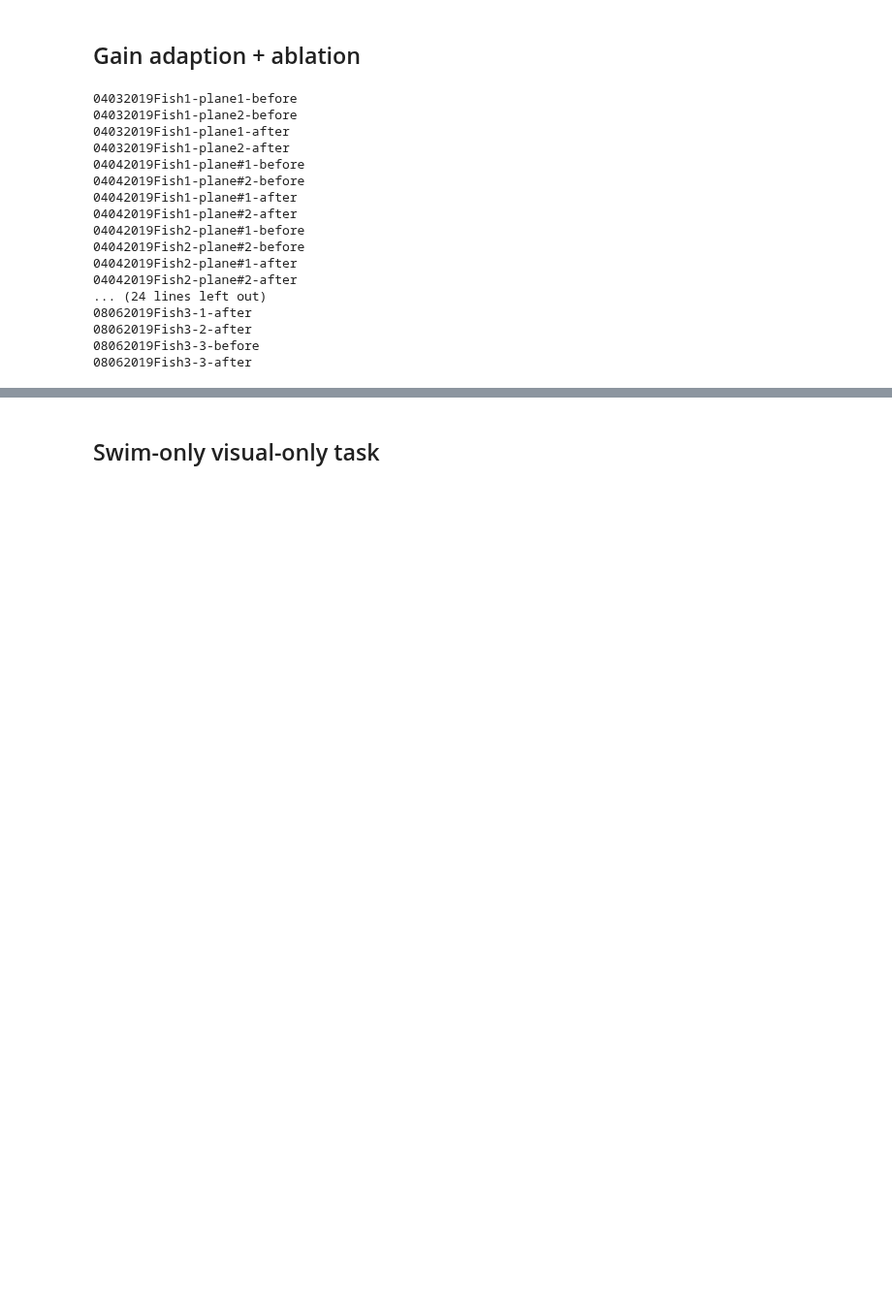
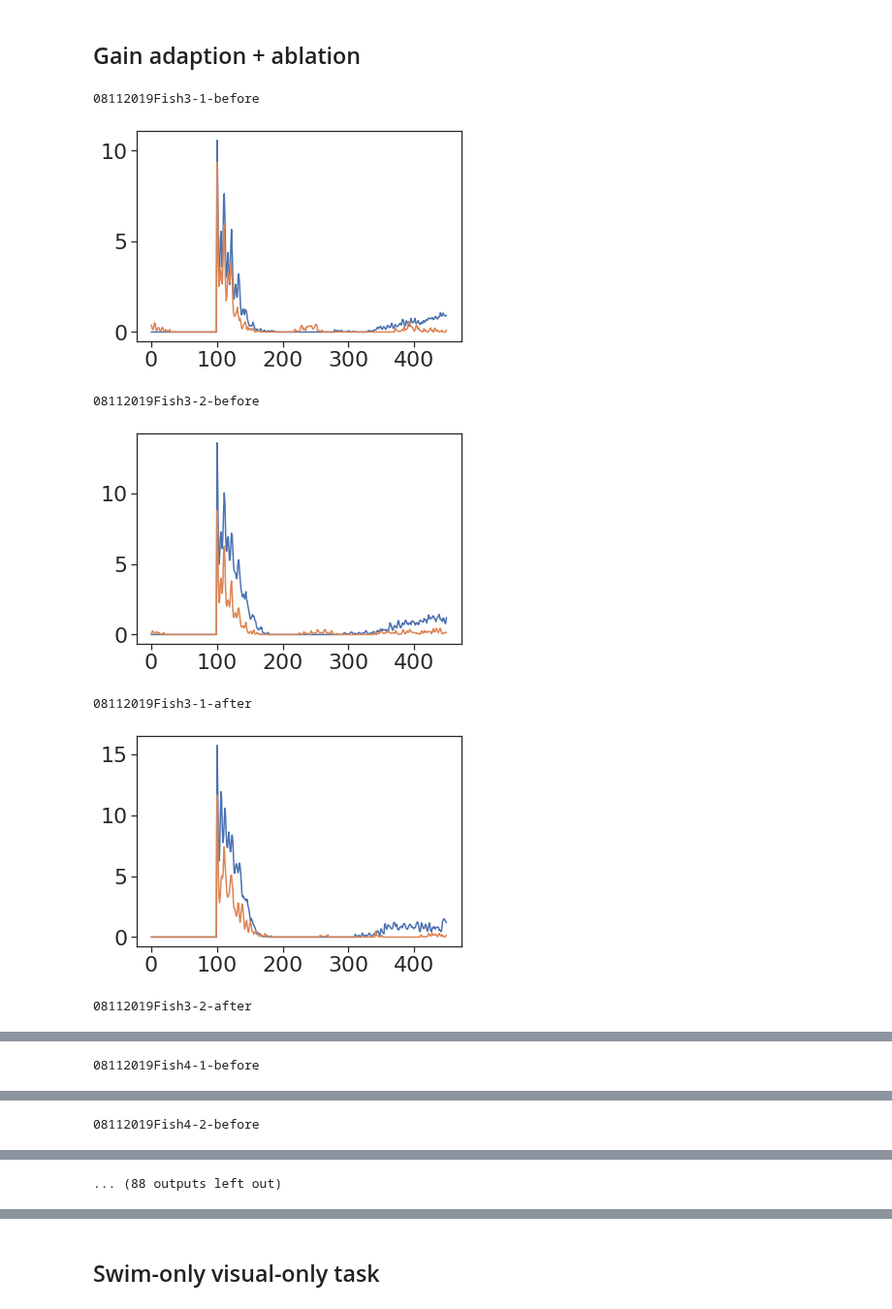
Before and after one commit to zqwei/DRN_voltage_analysis, a Jupyter notebook: Notebooks/behaviors.ipynb, the cells around one changed output, grey strips where cells are left out. Shown at 97% size. Drawn from its saved outputs; the diff is of its cells as text; code cells hidden in the pictures; blank space fills up the shorter version.

```diff
--- a/Notebooks/behaviors.ipynb
+++ b/Notebooks/behaviors.ipynb
@@ -112,7 +112,7 @@ for _, row in dat_xls_file.iterrows():
     l_swim = _['l_swim']
     task_period = _['task_period'].astype('int')
 #     if not 'control' in task_type:
-    if 'control' in task_type:
+    if not 'control' in task_type:
         continue
     visu = _['visu']
     p_swim = r_swim + l_swim
@@ -127,49 +127,48 @@ for _, row in dat_xls_file.iterrows():
             val, pval= ranksums(p_swim[task_period==1, t_pre+ntime], p_swim[task_period==2, t_pre+ntime])
             gain_stat[ntime] = np.sign(val) * pval
             gain_sig_stat[ntime] = (val>0) and (pval<0.05)
     print(folder+fish)
+    plt.figure()
+    plt.plot(p_swim[task_period==1].mean(axis=0))
+    plt.plot(p_swim[task_period==2].mean(axis=0))
+    plt.show()
     if 'before' in task_type:
         tt = 'before'
     if 'after' in task_type:
         tt = 'after'
 
     swim_power = np.zeros(len(swim_len))
     swim_power[:] = np.nan
     for n_swim in range(len(swim_len)):
         if swim_len[n_swim]>0:
             swim_power[n_swim] = p_swim[n_swim, t_pre:(t_pre+swim_len[n_swim])].mean()
 
     if (tt=='before') and (gain_sig_stat.mean()<sig_thres):
         continue
 
     if (tt=='after') and (not (folder[:4]+'_'+fish[:5]) in fish_id):
         continue
 
     swim_type_list.extend(task_period)
     swim_sig.extend([gain_sig_stat.mean()]*len(swim_len))
     fish_id.extend([folder[:4]+'_'+fish[:5]]*len(swim_len))
     ablt_id.extend([tt]*len(swim_len))
     # fish_id.extend([folder+'_'+fish]*len(swim_len))
     swim_len_list.extend(swim_len)
     swim_power_list.extend(swim_power)
 
-fish_behavior = [('fish_id', fish_id), ('ablt_id', ablt_id), ('task_type', swim_type_list), ('swim_length', swim_len_list), ('swim_power', swim_power_list), ('swim_sig', swim_sig)]
-fish_behavior = pd.DataFrame.from_items(fish_behavior)
+fish_behavior = {'fish_id':fish_id,
+                 'ablt_id':ablt_id,
+                 'task_type':swim_type_list,
+                 'swim_length':swim_len_list,
+                 'swim_power':swim_power_list,
+                 'swim_sig':swim_sig}
+fish_behavior = pd.DataFrame.from_dict(fish_behavior)
 # %% [output]
-04032019Fish1-plane1-before
-04032019Fish1-plane2-before
-04032019Fish1-plane1-after
-04032019Fish1-plane2-after
-04042019Fish1-plane#1-before
-04042019Fish1-plane#2-before
-04042019Fish1-plane#1-after
-04042019Fish1-plane#2-after
-04042019Fish2-plane#1-before
-04042019Fish2-plane#2-before
-04042019Fish2-plane#1-after
-04042019Fish2-plane#2-after
-... (24 lines left out)
-08062019Fish3-1-after
-08062019Fish3-2-after
-08062019Fish3-3-before
-08062019Fish3-3-after
+08112019Fish3-1-before
+[figure, added]
+08112019Fish3-2-before
+[figure, added]
+08112019Fish3-1-after
+[figure, added]
+08112019Fish3-2-after
@@ -175,0 +176 @@ fish_behavior = pd.DataFrame.from_items(fish_behavior)
+08112019Fish4-1-before
@@ -175,0 +178 @@ fish_behavior = pd.DataFrame.from_items(fish_behavior)
+08112019Fish4-2-before
@@ -176 +180,2 @@ fish_behavior = pd.DataFrame.from_items(fish_behavior)
+... (88 outputs left out)
 # %%
```
Also changed, not shown: parts of 8 cells of this notebook.
